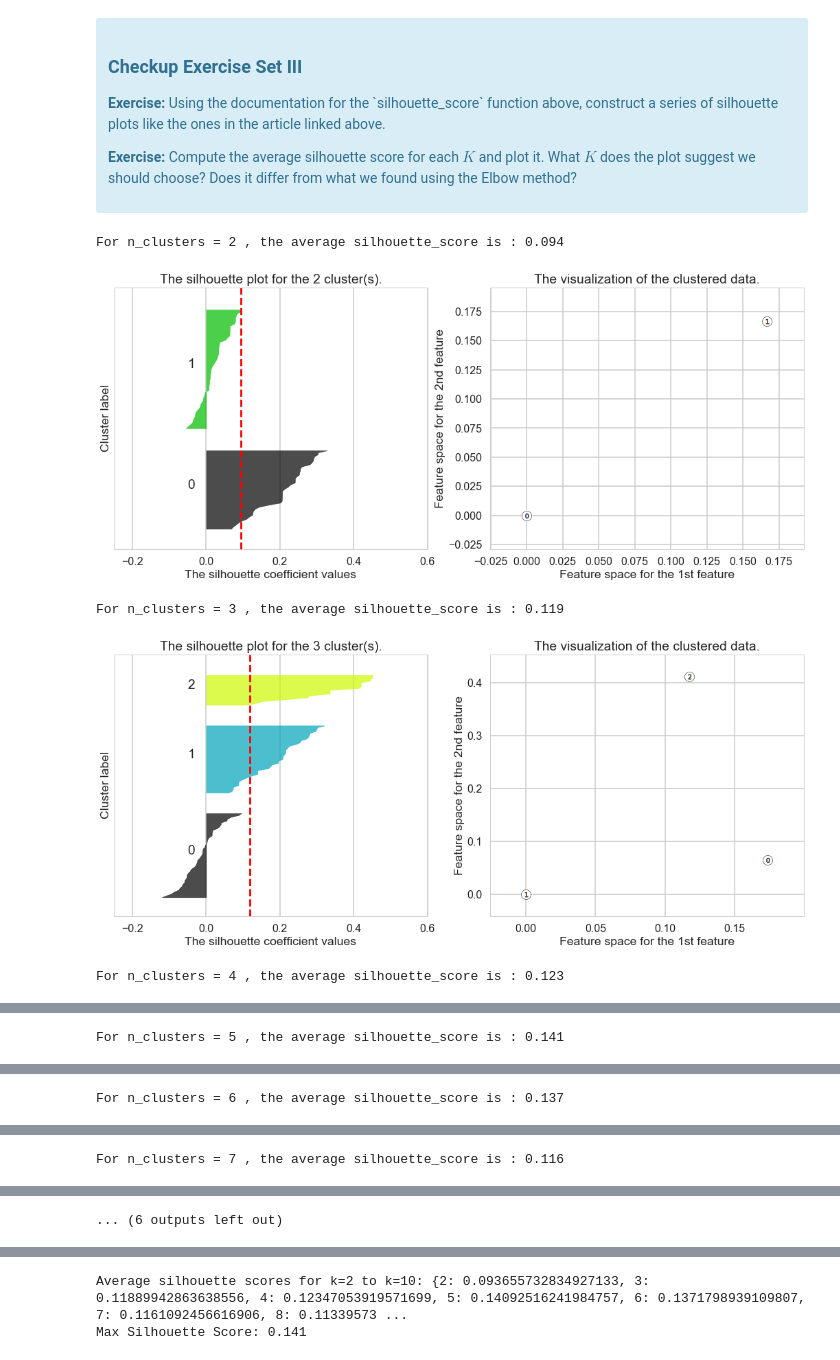
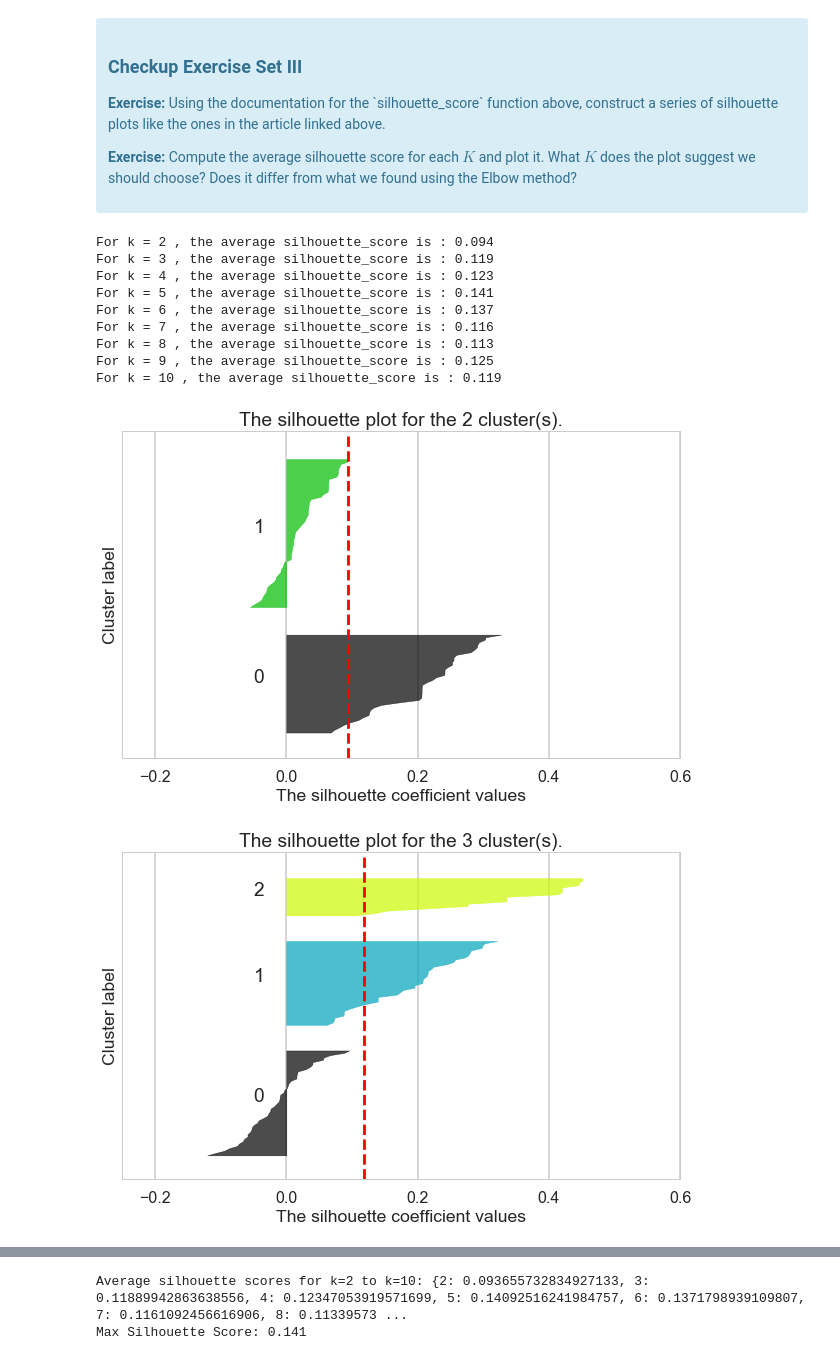
Before and after one commit to isabelvanzijl/Springboard_Other, a Jupyter notebook: Clustering/Mini_Project_Clustering.ipynb, the cells around one changed output, grey strips where cells are left out. Drawn from its saved outputs; the diff is of its cells as text; code cells hidden in the pictures.

Commit message:
clustering exercise

```diff
--- a/Clustering/Mini_Project_Clustering.ipynb
+++ b/Clustering/Mini_Project_Clustering.ipynb
@@ -216,9 +216,10 @@ avg_s_scores = {}
 range_n_clusters = range(2,11)
 for i in range_n_clusters:
 
-    # Create a subplot with 1 row and 2 columns
-    fig, (ax1, ax2) = plt.subplots(1, 2)
-    fig.set_size_inches(18, 7)
+    # build framework for graphs
+    fig,ax = plt.subplots(1,1, figsize=(10,6))
+    ax.set_xlim([-.25, .5])
+    ax.set_ylim([0, len(x_cols) + (i + 1) * 10])
 
     # Initialize the clusterer with i value and a random generator
     # seed of 10 for reproducibility.
@@ -227,74 +228,53 @@ for i in range_n_clusters:
 
     # compute silhouette score
     silhouette_avg = silhouette_score(x_cols, cluster_labels)
-    print("For n_clusters =", i,
+    print("For k =", i,
           ", the average silhouette_score is :", round(silhouette_avg,3))
     avg_s_scores[i] = silhouette_avg
     sample_silhouette_values = silhouette_samples(x_cols, cluster_labels)
-
-    # FIRST SUBPLOT
-
-    # The 1st subplot is the silhouette plot
-    ax1.set_xlim([-.25, .5])
-    ax1.set_ylim([0, len(x_cols) + (i + 1) * 10])
 
     # plot silhouette values
     y_lower = 10
     for j in range(i):
         # Aggregate the silhouette scores for samples belonging to cluster j, and sort them
         jth_cluster_silhouette_values = \
             sample_silhouette_values[cluster_labels == j]
         jth_cluster_silhouette_values.sort()
 
         size_cluster_j = jth_cluster_silhouette_values.shape[0]
         y_upper = y_lower + size_cluster_j
 
         color = cm.spectral(float(j) / i)
-        ax1.fill_betweenx(np.arange(y_lower, y_upper),
+        ax.fill_betweenx(np.arange(y_lower, y_upper),
                           0, jth_cluster_silhouette_values,
                           facecolor=color, edgecolor=color, alpha=0.7)
 
         # Label the silhouette plots with their cluster numbers at the middle
-        ax1.text(-0.05, y_lower + 0.5 * size_cluster_j, str(j))
+        ax.text(-0.05, y_lower + 0.5 * size_cluster_j, str(j))
 
         # Compute the new y_lower for next plot
         y_lower = y_upper + 10  # 10 for the 0 samples
 
         # add title and labels
-        ax1.set_title("The silhouette plot for the %d cluster(s)." % i)
-        ax1.set_xlabel("The silhouette coefficient values")
-        ax1.set_ylabel("Cluster label")
+        ax.set_title("The silhouette plot for the %d cluster(s)." % i)
+        ax.set_xlabel("The silhouette coefficient values")
+        ax.set_ylabel("Cluster label")
 
     # The vertical line for average silhouette score of all the values
-    ax1.axvline(x=silhouette_avg, color="red", linestyle="--")
+    ax.axvline(x=silhouette_avg, color="red", linestyle="--")
 
     # set tick marks
-    ax1.set_yticks([])  # Clear the yaxis labels / ticks
-    ax1.set_xticks([-0.2, 0, 0.2, 0.4, 0.6])
-
-    # SECOND SUBPLOT
-
-    colors = cm.spectral(cluster_labels.astype(float) / i)
-    #ax2.scatter(cluster_labels, clusterer, marker='.', s=30, lw=0, alpha=0.7, c=colors, edgecolor='k')
-
-    # Labeling the clusters
-    centers = clusterer.cluster_centers_
-    # Draw white circles at cluster centers
-    ax2.scatter(centers[:, 0], centers[:, 1], marker='o',
-                c="white", alpha=1, s=200, edgecolor='k')
-    # label cluster center circles
-    for j, c in enumerate(centers):
-        ax2.scatter(c[0], c[1], marker='$%d$' % j, alpha=1, s=50, edgecolor='k')
-
-    # label the subplot
-    ax2.set_title("The visualization of the clustered data.")
-    ax2.set_xlabel("Feature space for the 1st feature")
-    ax2.set_ylabel("Feature space for the 2nd feature")
-
-    plt.show()
+    ax.set_yticks([])  # Clear the yaxis labels / ticks
+    ax.set_xticks([-0.2, 0, 0.2, 0.4, 0.6])
 # %% [output]
-For n_clusters = 2 , the average silhouette_score is : 0.094
+For k = 2 , the average silhouette_score is : 0.094
+For k = 3 , the average silhouette_score is : 0.119
+For k = 4 , the average silhouette_score is : 0.123
+For k = 5 , the average silhouette_score is : 0.141
+For k = 6 , the average silhouette_score is : 0.137
+For k = 7 , the average silhouette_score is : 0.116
+For k = 8 , the average silhouette_score is : 0.113
+For k = 9 , the average silhouette_score is : 0.125
+For k = 10 , the average silhouette_score is : 0.119
-[figure, old version]
+[figure, new version]
-For n_clusters = 3 , the average silhouette_score is : 0.119
-[figure, old version]
+[figure, new version]
-For n_clusters = 4 , the average silhouette_score is : 0.123
@@ -302 +281,0 @@ For n_clusters = 4 , the average silhouette_score is : 0.123
-For n_clusters = 5 , the average silhouette_score is : 0.141
@@ -304 +282,0 @@ For n_clusters = 5 , the average silhouette_score is : 0.141
-For n_clusters = 6 , the average silhouette_score is : 0.137
@@ -306 +283,0 @@ For n_clusters = 6 , the average silhouette_score is : 0.137
-For n_clusters = 7 , the average silhouette_score is : 0.116
@@ -308 +284,0 @@ For n_clusters = 7 , the average silhouette_score is : 0.116
-... (6 outputs left out)
```
Also changed, not shown: parts of 4 cells of this notebook.
